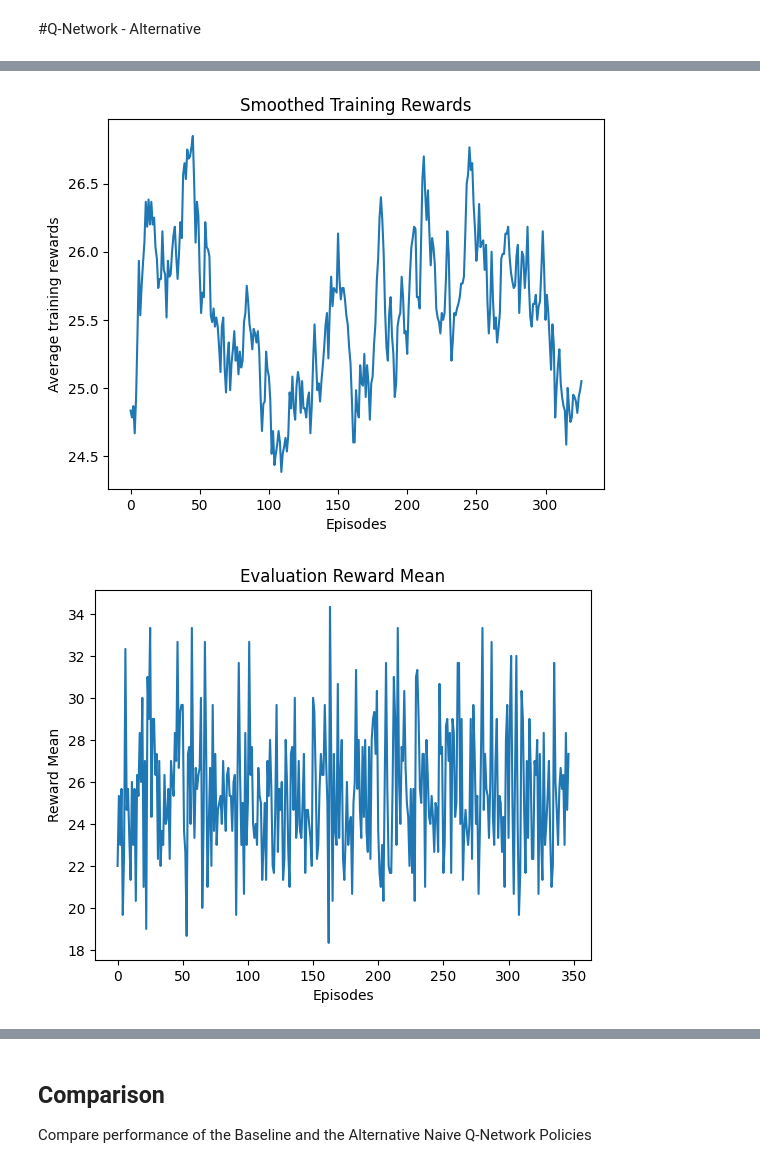
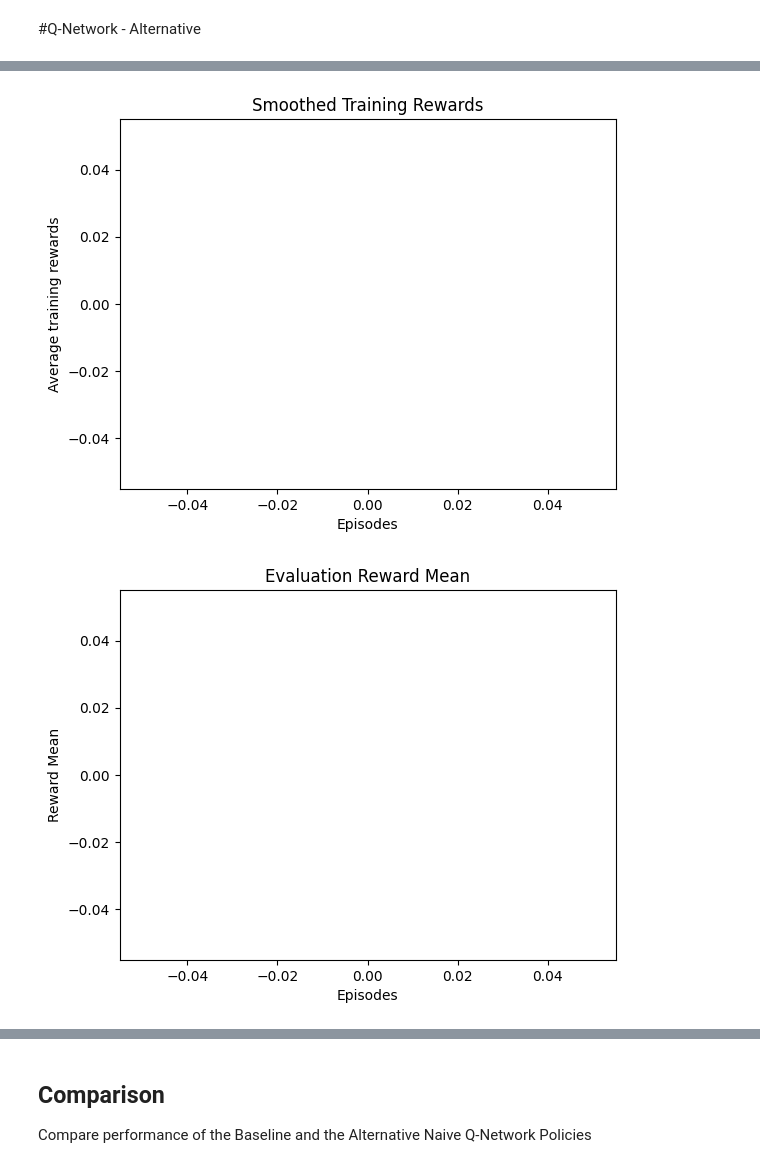
Before and after one commit to andychong23/IE4213_Part2_Assignment, a Jupyter notebook: IE4213_Assgn2_skeleton.ipynb, the cells around one changed output, grey strips where cells are left out. Cells and saved outputs as stored; diff of their text form; code cells hidden in the pictures.

```diff
--- a/IE4213_Assgn2_skeleton.ipynb
+++ b/IE4213_Assgn2_skeleton.ipynb
@@ -514,9 +514,9 @@ Model: "sequential_4"
  Non-trainable params: 0 (0.00 B)
 # %%
 # For logging
-train_reward_lst = []
-eval_reward_mean_lst = []
-eval_reward_var_lst = []
+alt_train_reward_lst = []
+alt_eval_reward_mean_lst = []
+alt_eval_reward_var_lst = []
 
 
 # Set up environment
@@ -581,7 +581,7 @@ for ep in range(episode):
 
 
         # Update exploration rate
-        if epsilon > epsilon_min and ep >= 100 and ep % 4 == 0:
+        if epsilon > epsilon_min and ep % 10 == 0:
             epsilon *= epsilon_decay
 
         state = next_state
@@ -604,9 +604,9 @@ for ep in range(episode):
         f" | Eval Rwd Var: {eval_reward_var:.2f}")
 
     # Log
-    eval_reward_mean_lst.append(eval_reward_mean)
-    eval_reward_var_lst.append(eval_reward_var)
-    train_reward_lst.append(total_reward)
+    alt_eval_reward_mean_lst.append(eval_reward_mean)
+    alt_eval_reward_var_lst.append(eval_reward_var)
+    alt_train_reward_lst.append(total_reward)
 
     # Early Stopping Condition to avoid overfitting
     # If the evaluation reward reaches the specified threshold, stop training early.
@@ -641,13 +640,13 @@ KeyboardInterrupt:
 # %%
 # Write code to plot
 # 1) Moving Averaged Training Reward, 2) Evaluation Mean, 3) Evaluation Variance
 # [Write Code]
 
-plot_smoothed_training_rwd(eval_reward_mean_lst)
+plot_smoothed_training_rwd(alt_eval_reward_mean_lst)
 
-plot_eval_rwd_mean(eval_reward_mean_lst)
+plot_eval_rwd_mean(alt_eval_reward_mean_lst)
 
-plot_eval_rwd_var(eval_reward_var_lst)
+plot_eval_rwd_var(alt_eval_reward_var_lst)
 # %% [output]
-[figure, old version]
+[figure, new version]
-[figure, old version]
+[figure, new version]
```
Also changed, not shown: parts of 8 cells of this notebook.
